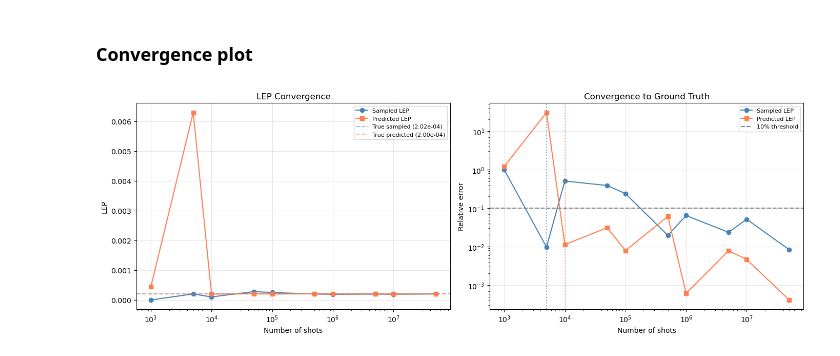
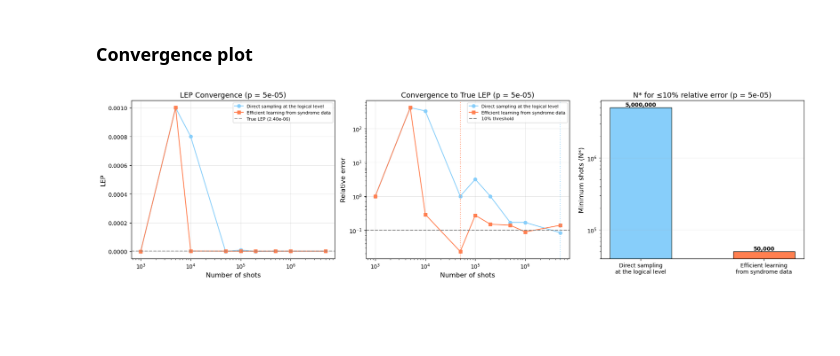
Before and after one commit to hanzheng98/Syndrome-Learning-QEC, a Jupyter notebook: demo/qec_learn_syndrome.ipynb, the cells around one changed output. Cells and saved outputs as stored; diff of their text form; code cells hidden in the pictures; blank space fills up the shorter version.

Commit message:
new sample complexity plot

```diff
--- a/demo/qec_learn_syndrome.ipynb
+++ b/demo/qec_learn_syndrome.ipynb
@@ -52,7 +50,7 @@ config = SyndromeExtractionConfig(
         p_i=1.0,
         p_state_p=0.8,
         p_m=0.9,
-        p_CX=1.0,
+        p_CX=0.0, # for d =3, we set p_CX = 0.0 since these in principle unlearnable in theory, but in practice we can still learn something from them with good approximation (See Section III.C).
         p_idling_gate=0.0,
     ),
 )
@@ -338,42 +353,80 @@ Minimum shots for ≤10% relative error:
 # %% [markdown]
 ### Convergence plot
 # %%
-fig, axes = plt.subplots(1, 2, figsize=(14, 5))
+fig, axes = plt.subplots(1, 3, figsize=(18, 5))
 
 Ns = [r[0] for r in results_sampled]
 
 # --- Left: LEP vs sample size ---
 ax = axes[0]
-ax.plot(Ns, [r[1] for r in results_sampled], 'o-', label='Sampled LEP', color='steelblue')
-ax.plot(Ns, [r[1] for r in results_predicted], 's-', label='Predicted LEP', color='coral')
-ax.axhline(true_lep, ls='--', color='gray', alpha=0.7, label=f'True LEP ({true_lep:.2e})')
+ax.plot(Ns, [r[1] for r in results_sampled], 'o-', color='lightskyblue', lw=1.5,
+        label='Direct sampling at the logical level')
+ax.plot(Ns, [r[1] for r in results_predicted], 's-', color='coral', lw=1.5,
+        label='Efficient learning from syndrome data')
+ax.axhline(true_lep_fixed, ls='--', color='gray', alpha=0.7,
+           label=f'True LEP ({true_lep_fixed:.2e})')
 ax.set_xscale('log')
-ax.set_xlabel('Number of shots')
-ax.set_ylabel('LEP')
-ax.set_title('LEP Convergence')
+ax.set_xlabel('Number of shots', fontsize=12)
+ax.set_ylabel('LEP', fontsize=12)
+ax.set_title(f'LEP Convergence (p = {p_fixed:.0e})', fontsize=13)
 ax.legend(fontsize=8)
 ax.grid(True, alpha=0.3)
 
-# --- Right: Relative error vs sample size ---
+# --- Middle: Relative error vs sample size ---
 ax = axes[1]
-ax.plot(Ns, [r[2] for r in results_sampled], 'o-', label='Sampled LEP', color='steelblue')
-ax.plot(Ns, [r[2] for r in results_predicted], 's-', label='Predicted LEP', color='coral')
+ax.plot(Ns, [r[2] for r in results_sampled], 'o-', color='lightskyblue', lw=1.5,
+        label='Direct sampling at the logical level')
+ax.plot(Ns, [r[2] for r in results_predicted], 's-', color='coral', lw=1.5,
+        label='Efficient learning from syndrome data')
 ax.axhline(threshold, ls='--', color='gray', lw=1.5, label='10% threshold')
-
 if N_star_sampled:
-    ax.axvline(N_star_sampled, ls=':', color='steelblue', alpha=0.7)
+    ax.axvline(N_star_sampled, ls=':', color='lightskyblue', alpha=0.7)
 if N_star_predicted:
     ax.axvline(N_star_predicted, ls=':', color='coral', alpha=0.7)
-
 ax.set_xscale('log')
 ax.set_yscale('log')
-ax.set_xlabel('Number of shots')
-ax.set_ylabel('Relative error')
-ax.set_title('Convergence to True LEP')
+ax.set_xlabel('Number of shots', fontsize=12)
+ax.set_ylabel('Relative error', fontsize=12)
+ax.set_title(f'Convergence to True LEP (p = {p_fixed:.0e})', fontsize=13)
 ax.legend(fontsize=8)
 ax.grid(True, alpha=0.3)
 
+# --- Right: Histogram of N* ---
+ax = axes[2]
+methods = []
+n_stars = []
+colors = []
+if N_star_sampled:
+    methods.append('Direct sampling\nat the logical level')
+    n_stars.append(N_star_sampled)
+    colors.append('lightskyblue')
+else:
+    methods.append('Direct sampling\nat the logical level')
+    n_stars.append(0)
+    colors.append('lightskyblue')
+if N_star_predicted:
+    methods.append('Efficient learning\nfrom syndrome data')
+    n_stars.append(N_star_predicted)
+    colors.append('coral')
+else:
+    methods.append('Efficient learning\nfrom syndrome data')
+    n_stars.append(0)
+    colors.append('coral')
+
+bars = ax.bar(methods, n_stars, color=colors, width=0.5, edgecolor='black', linewidth=0.8)
+for bar, val in zip(bars, n_stars):
+    if val > 0:
+        ax.text(bar.get_x() + bar.get_width() / 2, bar.get_height(),
+                f'{val:,}', ha='center', va='bottom', fontsize=10, fontweight='bold')
+    else:
+        ax.text(bar.get_x() + bar.get_width() / 2, 0.01,
+                'N/A', ha='center', va='bottom', fontsize=10, color='gray')
+ax.set_ylabel('Minimum shots (N*)', fontsize=12)
+ax.set_title(f'N* for \u226410% relative error (p = {p_fixed:.0e})', fontsize=13)
+ax.set_yscale('log')
+ax.grid(True, alpha=0.3, axis='y')
+
 plt.tight_layout()
 plt.show()
 # %% [output]
-[figure, old version]
+[figure, new version]
```
Also changed, not shown: parts of 8 cells of this notebook, 2 other files.
